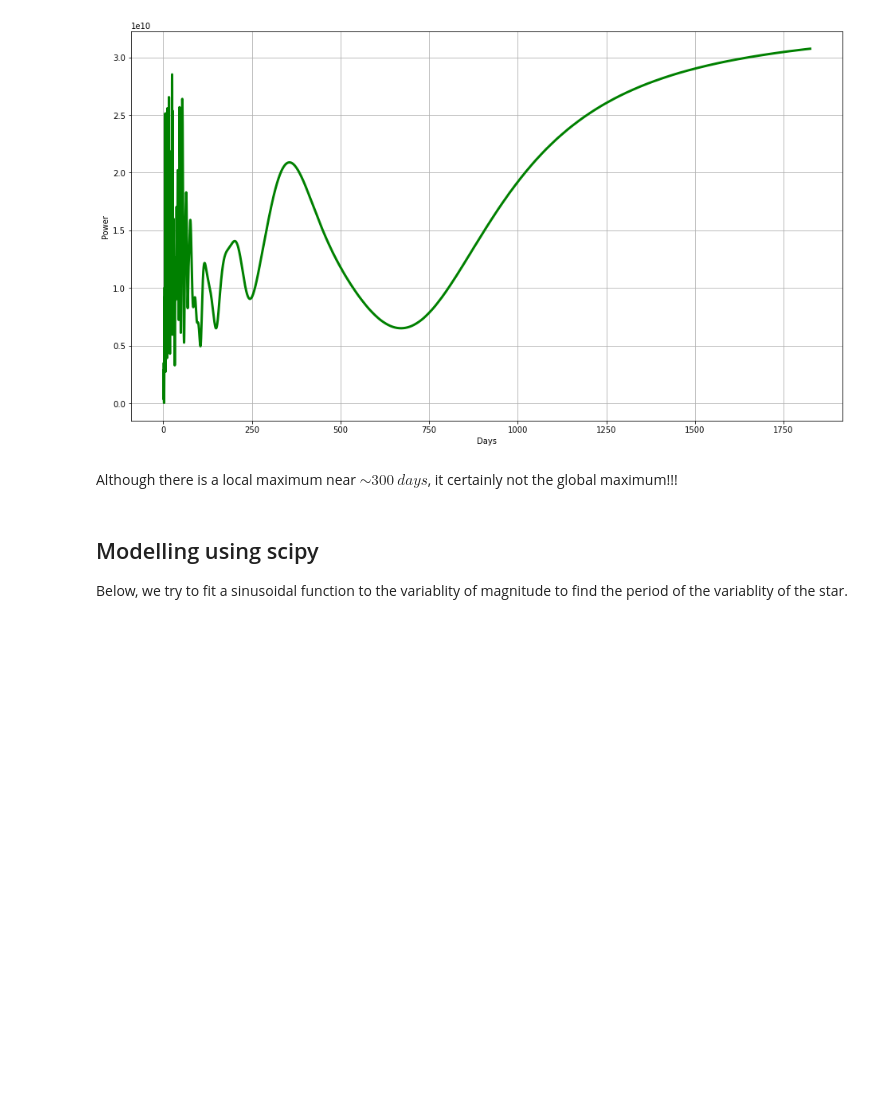
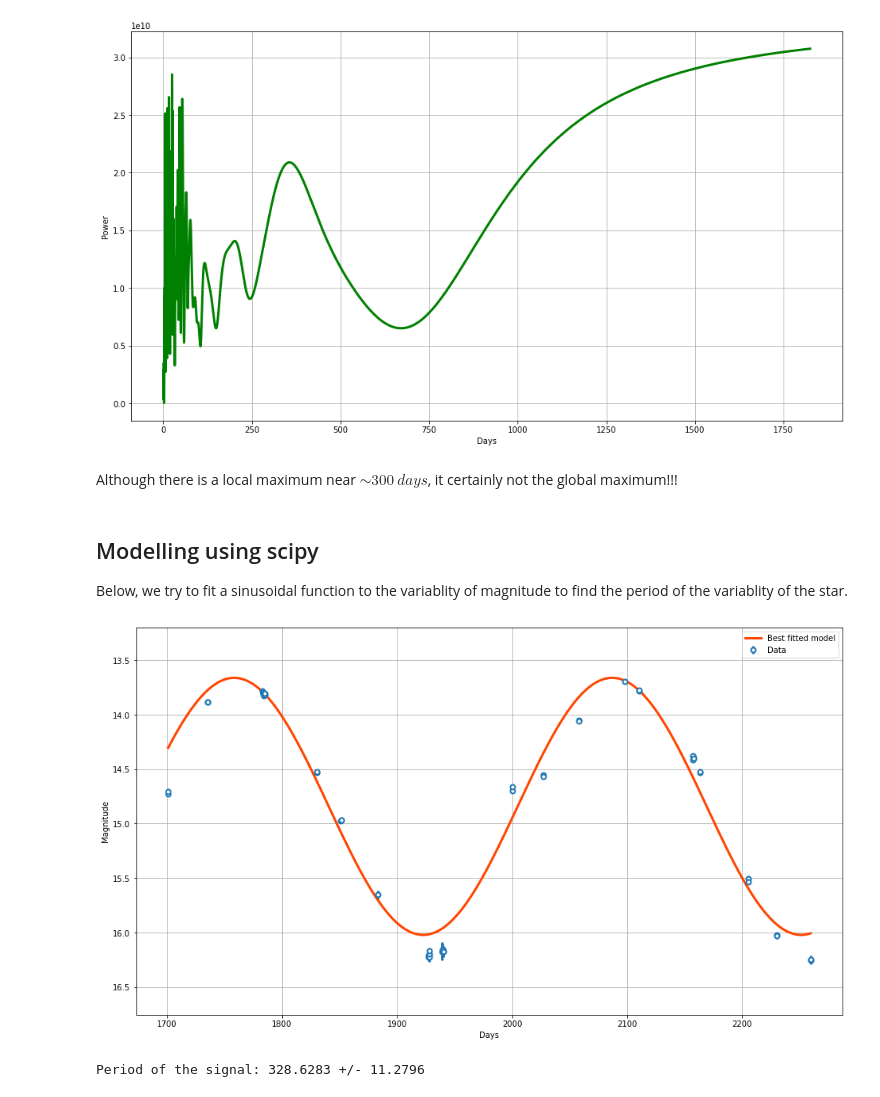
Before and after one commit to Jayshil/Data_Analysis, a Jupyter notebook: Large_scale_surveys/rr_lyrae.ipynb, the cells around one changed output. Drawn from its saved outputs; the diff is of its cells as text; code cells hidden in the pictures; blank space fills up the shorter version.

Commit message:
Fitted a sinusoidal function to the data to find the period

```diff
--- a/Large_scale_surveys/rr_lyrae.ipynb
+++ b/Large_scale_surveys/rr_lyrae.ipynb
@@ -178,5 +179,28 @@ Although there is a local maximum near $\sim 300 \ days$, it certainly not the g
 ## Modelling using scipy
 
 Below, we try to fit a sinusoidal function to the variablity of magnitude to find the period of the variablity of the star.
-# %%
-def func():
+# %%
+def func(time, k, con, per, phi):
+    ab = k*np.sin(2*np.pi*time/per + phi) + con
+    return ab
+
+xinit = np.array([1, mn_mag, 300, 0])
+
+soln, pcov = cft(func, time, mag, sigma=mag_err, p0=xinit)
+# %%
+tt1 = np.linspace(np.min(time), np.max(time), 1000)
+
+plt.figure(figsize=(16,9))
+plt.errorbar(time, mag, yerr=mag_err, fmt='o', mfc='white', elinewidth=3, mew=2, label='Data')
+plt.plot(tt1, func(tt1, *soln), c='orangered', lw=3, label='Best fitted model')
+plt.xlabel('Days')
+plt.ylabel('Magnitude')
+plt.legend(loc='best')
+plt.ylim([np.max(mag)+0.5, np.min(mag)-0.5])
+plt.grid()
+# %% [output]
+[figure, added]
+# %%
+print('Period of the signal: {:.4f} +/- {:.4f}'.format(soln[2], pcov[2][2]))
+# %% [output]
+Period of the signal: 328.6283 +/- 11.2796
```
Also changed, not shown: parts of 6 cells of this notebook.
